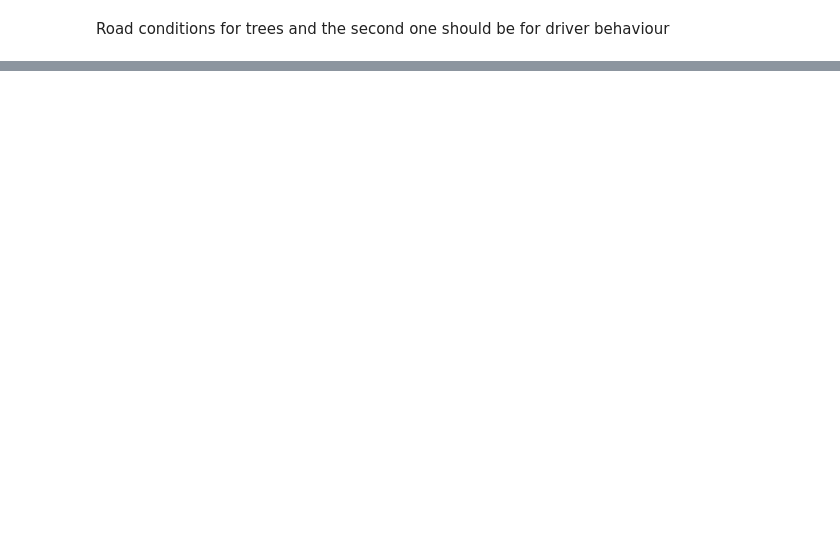
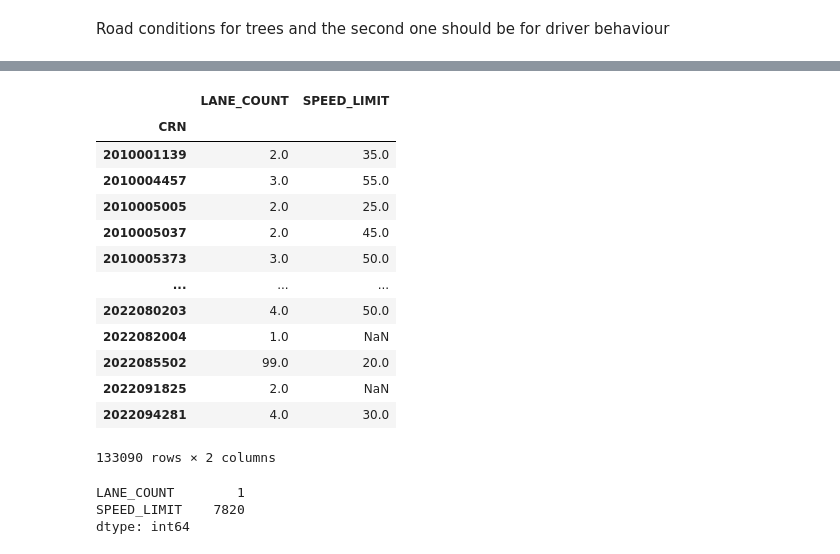
Before and after one commit to plant123456/Datathon, a Jupyter notebook: Data-2.ipynb, the cells around one changed output, grey strips where cells are left out. Cells and saved outputs as stored; diff of their text form; code cells hidden in the pictures; blank space fills up the shorter version.

```diff
--- a/Data-2.ipynb
+++ b/Data-2.ipynb
@@ -528,0 +663,27 @@ Road conditions for trees and the second one should be for driver behaviour
+# %%
+roadway_variables = crash_roadway.groupby('CRN')[['LANE_COUNT', 'SPEED_LIMIT']].mean()
+#Fatal or serious crns variable is fatal_or_serious_crns
+# %%
+roadway_variables
+# %% [output]
+|  | LANE_COUNT | SPEED_LIMIT |
+| CRN |  |  |
+| 2010001139 | 2.0 | 35.0 |
+| 2010004457 | 3.0 | 55.0 |
+| 2010005005 | 2.0 | 25.0 |
+| 2010005037 | 2.0 | 45.0 |
+| 2010005373 | 3.0 | 50.0 |
+| ... | ... | ... |
+| 2022080203 | 4.0 | 50.0 |
+| 2022082004 | 1.0 | NaN |
+| 2022085502 | 99.0 | 20.0 |
+| 2022091825 | 2.0 | NaN |
+| 2022094281 | 4.0 | 30.0 |
+133090 rows × 2 columns
+# %%
+nan_count = roadway_variables.isna().sum()
+print(nan_count)
+# %% [output]
+LANE_COUNT        1
+SPEED_LIMIT    7820
+dtype: int64
```
Also changed, not shown: parts of 8 cells of this notebook.
